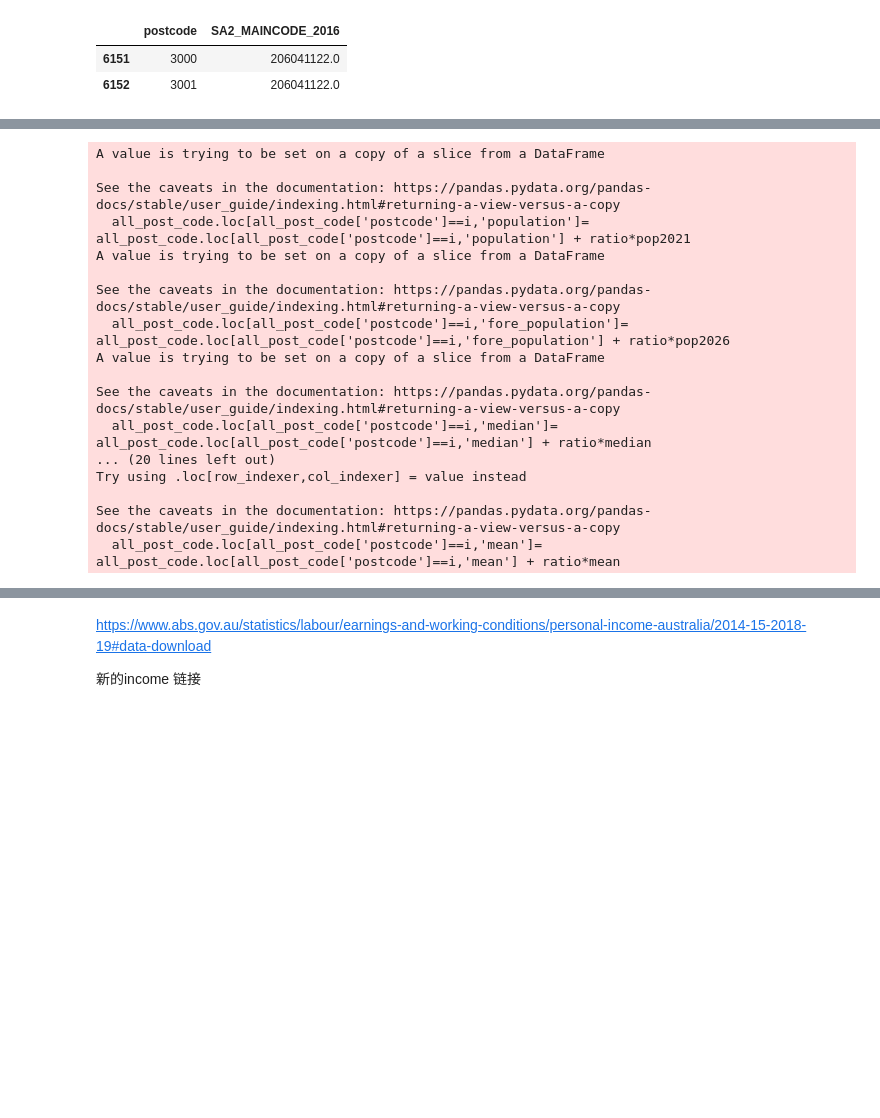
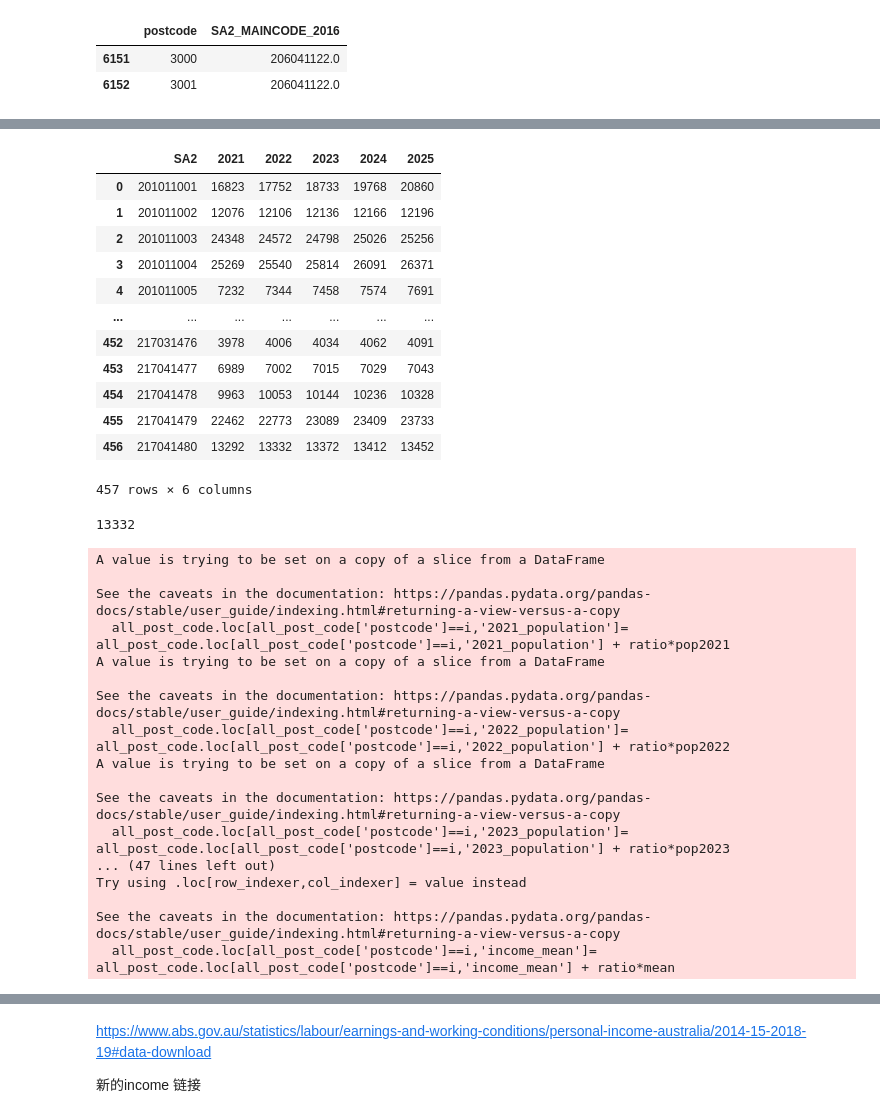
Before and after one commit to MAST30034-Applied-Data-Science/generic-real-estate-consulting-project-group37, a Jupyter notebook: notebooks/postcode.ipynb, the cells around one changed output, grey strips where cells are left out. Drawn from its saved outputs; the diff is of its cells as text; code cells hidden in the pictures; blank space fills up the shorter version.

```diff
--- a/notebooks/postcode.ipynb
+++ b/notebooks/postcode.ipynb
@@ -68,6 +70,27 @@ df_pro = pd.read_csv('../data/raw_data/new_properties.csv')
 def get_postalcode(name):
     return int(name[-4:])
 df_pro['postcode'] = df_pro.name.apply(get_postalcode)
+# %%
+df_new_pop
+# %% [output]
+|  | SA2 | 2021 | 2022 | 2023 | 2024 | 2025 |
+| 0 | 201011001 | 16823 | 17752 | 18733 | 19768 | 20860 |
+| 1 | 201011002 | 12076 | 12106 | 12136 | 12166 | 12196 |
+| 2 | 201011003 | 24348 | 24572 | 24798 | 25026 | 25256 |
+| 3 | 201011004 | 25269 | 25540 | 25814 | 26091 | 26371 |
+| 4 | 201011005 | 7232 | 7344 | 7458 | 7574 | 7691 |
+| ... | ... | ... | ... | ... | ... | ... |
+| 452 | 217031476 | 3978 | 4006 | 4034 | 4062 | 4091 |
+| 453 | 217041477 | 6989 | 7002 | 7015 | 7029 | 7043 |
+| 454 | 217041478 | 9963 | 10053 | 10144 | 10236 | 10328 |
+| 455 | 217041479 | 22462 | 22773 | 23089 | 23409 | 23733 |
+| 456 | 217041480 | 13292 | 13332 | 13372 | 13412 | 13452 |
+457 rows × 6 columns
+# %%
+SA2 =217041480
+df_new_pop[df_new_pop['SA2'] == SA2].iloc[:,[1,2,3,4,5]]['2022'].iat[0]
+# %% [output]
+13332
 # %%
 
 from re import L
@@ -114,14 +142,5 @@ def compute(SA2,all_post_code,property_df,population_df,income_df,del_list):
     return 1
 # %%
-df_pro = pd.read_csv('../data/raw_data/new_properties.csv')
-def get_postalcode(name):
-    return int(name[-4:])
-df_pro['postcode'] = df_pro.name.apply(get_postalcode)
-post_SA2 = df_post_SA2['population'] = 0
-post_SA2 = df_post_SA2['fore_population'] = 0
-post_SA2 = df_post_SA2['income'] = 0
-post_SA2 = df_post_SA2.loc[:,['postcode','population','fore_population','median','mean']]
-all_post_code = post_SA2.drop_duplicates()
 SA2_list_new = []
 for elem in SA2_list:
     if not np.isnan(elem):
@@ -134,20 +153,20 @@ for i in SA2_list_new:
 A value is trying to be set on a copy of a slice from a DataFrame
 
 See the caveats in the documentation: https://pandas.pydata.org/pandas-docs/stable/user_guide/indexing.html#returning-a-view-versus-a-copy
-  all_post_code.loc[all_post_code['postcode']==i,'population']= all_post_code.loc[all_post_code['postcode']==i,'population'] + ratio*pop2021
+  all_post_code.loc[all_post_code['postcode']==i,'2021_population']= all_post_code.loc[all_post_code['postcode']==i,'2021_population'] + ratio*pop2021
 A value is trying to be set on a copy of a slice from a DataFrame
 
 See the caveats in the documentation: https://pandas.pydata.org/pandas-docs/stable/user_guide/indexing.html#returning-a-view-versus-a-copy
-  all_post_code.loc[all_post_code['postcode']==i,'fore_population']= all_post_code.loc[all_post_code['postcode']==i,'fore_population'] + ratio*pop2026
+  all_post_code.loc[all_post_code['postcode']==i,'2022_population']= all_post_code.loc[all_post_code['postcode']==i,'2022_population'] + ratio*pop2022
 A value is trying to be set on a copy of a slice from a DataFrame
 
 See the caveats in the documentation: https://pandas.pydata.org/pandas-docs/stable/user_guide/indexing.html#returning-a-view-versus-a-copy
-  all_post_code.loc[all_post_code['postcode']==i,'median']= all_post_code.loc[all_post_code['postcode']==i,'median'] + ratio*median
-... (20 lines left out)
+  all_post_code.loc[all_post_code['postcode']==i,'2023_population']= all_post_code.loc[all_post_code['postcode']==i,'2023_population'] + ratio*pop2023
+... (47 lines left out)
 Try using .loc[row_indexer,col_indexer] = value instead
 
 See the caveats in the documentation: https://pandas.pydata.org/pandas-docs/stable/user_guide/indexing.html#returning-a-view-versus-a-copy
-  all_post_code.loc[all_post_code['postcode']==i,'mean']= all_post_code.loc[all_post_code['postcode']==i,'mean'] + ratio*mean
+  all_post_code.loc[all_post_code['postcode']==i,'income_mean']= all_post_code.loc[all_post_code['postcode']==i,'income_mean'] + ratio*mean
 # %%
 all_post_code
 # %% [output]
```
Also changed, not shown: parts of 10 cells of this notebook, 1 other file.
